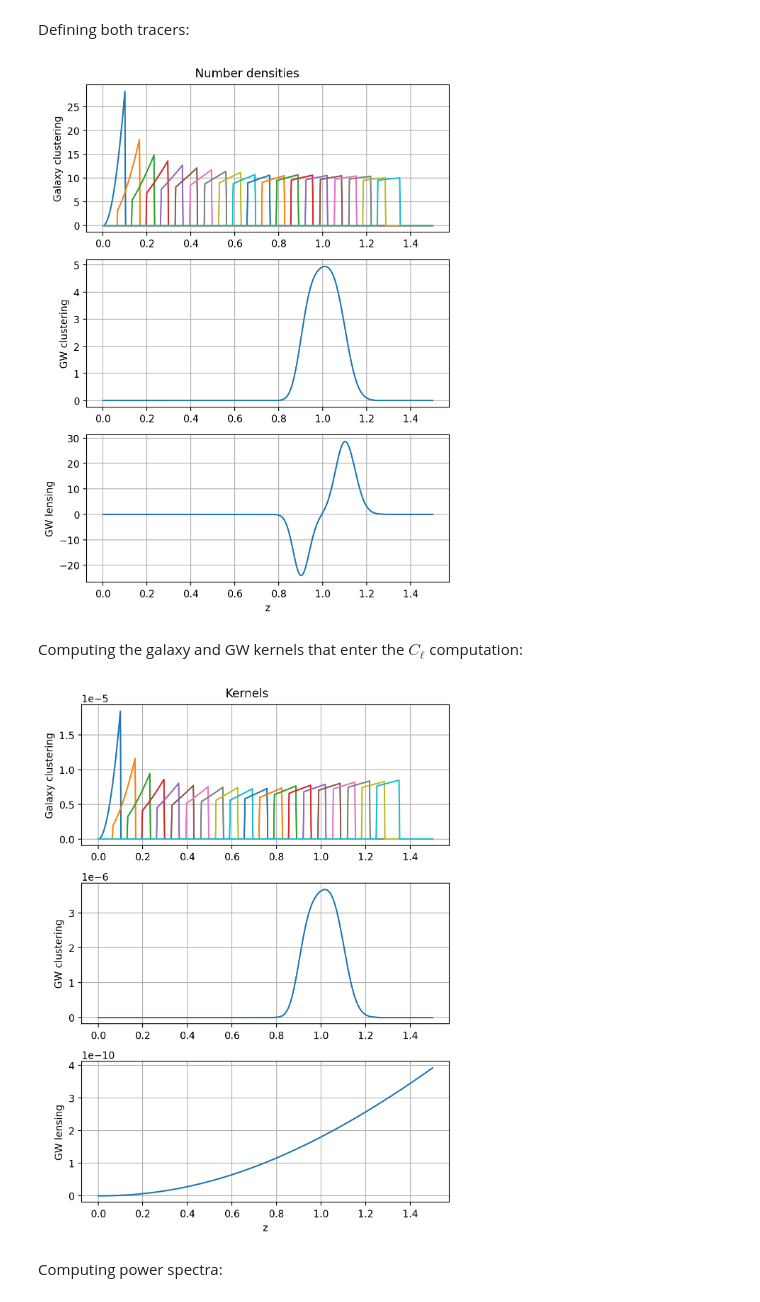
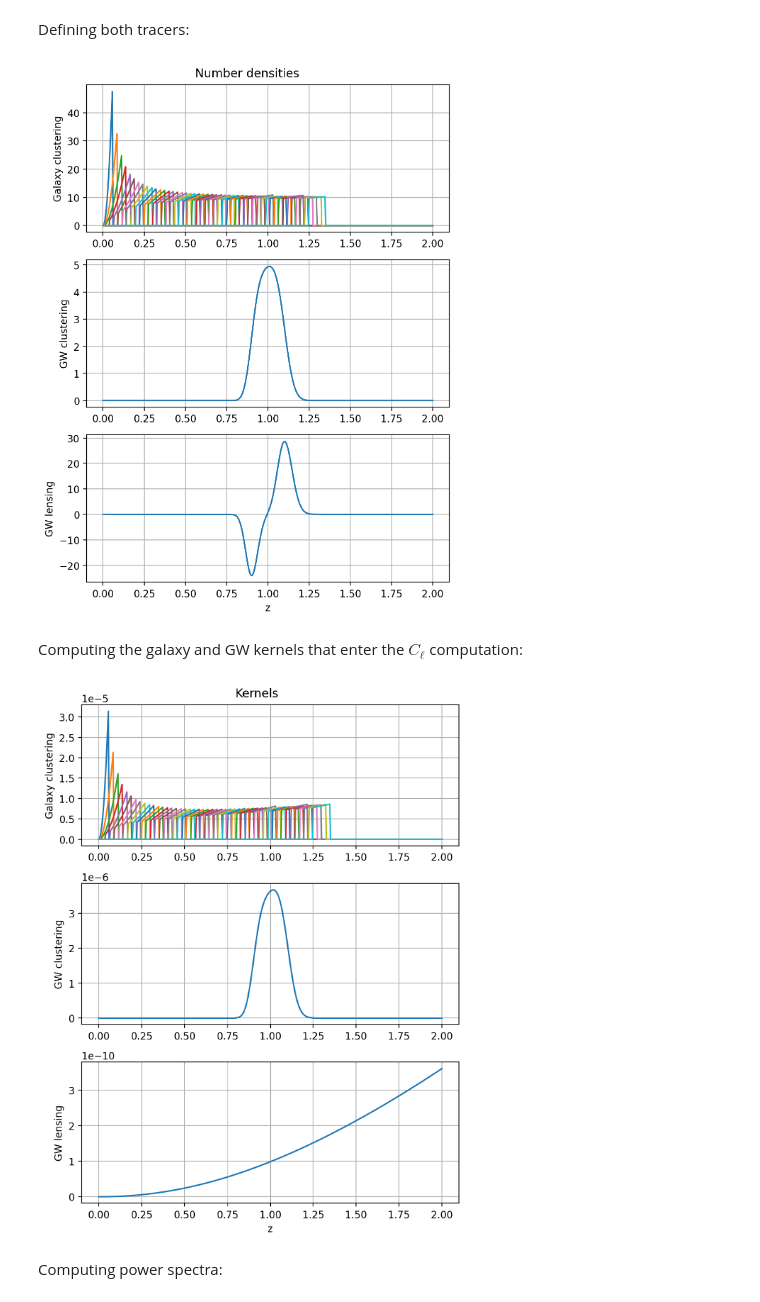
Before and after one commit to binado/cross-correlations-lab, a Jupyter notebook: cross-correlations.ipynb, the cells around one changed output. Saved outputs shown, nothing was run; the diff lists cells and outputs as text; code cells hidden in the pictures.

```diff
--- a/cross-correlations.ipynb
+++ b/cross-correlations.ipynb
@@ -21,7 +23,7 @@ from src.power import Power
 We fix the fiducial cosmology with parameters from Planck 2018. We compute the matter power spectrum with `CAMB`:
 # %%
 zmin = 1e-4
-zmax = 1.5
+zmax = 2.
 npoints = 500
 z = np.linspace(zmin, zmax, npoints)
 k = np.logspace(-4, 0, npoints)
@@ -49,8 +51,8 @@ Defining the redshift bins:
 def galaxy_bin(zg, delta_z):
     return RadialBin(zg - 0.5 * delta_z, zg + 0.5 * delta_z)
 
-nbins = 20
-zg_arr = np.linspace(zmin + 0.05, 1.3, nbins)
+nbins = 50
+zg_arr = np.linspace(0.01, 1.3, nbins)
 g_bins = [galaxy_bin(zg, 0.1) for zg in zg_arr]
 gw_bin = RadialBin(0.9, 1.1)
 # %% [markdown]
@@ -79,13 +81,13 @@ gw_tracer = Tracer(gw_density, gw_kernels, gw_window_functions, gw_bias)
 # %%
 fig, (ax1, ax2, ax3) = plt.subplots(3, 1, figsize=(6, 8))
 for i, zbin in enumerate(g_bins):
-    ng = g_tracer.normalized_density(zbin, z, 'galaxy clustering')
+    ng = g_tracer.normalized_density(zbin, g_window_functions[0], z)
 
 
     ax1.plot(z, ng, label=f'Bin {i + 1}')
 
-ns = gw_tracer.normalized_density(gw_bin, z, 'gw clustering')
-nt = gw_tracer.normalized_density(gw_bin, z, 'gw lensing')
+ns = gw_tracer.normalized_density(zbin, g_window_functions[0], z)
+nt = gw_tracer.normalized_density(zbin, g_window_functions[1], z)
 ax2.plot(z, ns)
 ax3.plot(z, nt)
 
@@ -102,33 +104,33 @@ fig.subplots_adjust(top=0.95)
 fig.suptitle('Number densities')
 plt.show()
 # %% [output]
-[figure, old version]
+[figure, new version]
 # %% [markdown]
 Computing the galaxy and GW kernels that enter the $C_\ell$ computation:
 # %%
 fig, (ax1, ax2, ax3) = plt.subplots(3, 1, figsize=(6, 8))
 for i, zbin in enumerate(g_bins):
-    kernel = g_tracer.compute_kernel_functions(zbin, z, cosmology)
+    kernel = g_tracer.compute_kernel_functions(zbin, cosmology, z)
     ax1.plot(z, kernel[0, :], label=f'Bin {i + 1}')
 
-gw_kernel = gw_tracer.compute_kernel_functions(gw_bin, z, cosmology)
+gw_kernel = gw_tracer.compute_kernel_functions(gw_bin, cosmology, z)
 ax2.plot(z, gw_kernel[0, :])
 ax3.plot(z, gw_kernel[1, :])
 
 ax1.grid()
 ax2.grid()
 ax3.grid()
 ax1.set_ylabel('Galaxy clustering')
 ax2.set_ylabel('GW clustering')
 ax3.set_ylabel('GW lensing')
 #ax1.legend()
 ax3.set_xlabel('z')
 fig.tight_layout()
 fig.subplots_adjust(top=0.95)
 fig.suptitle('Kernels')
 plt.show()
 # %% [output]
-[figure, old version]
+[figure, new version]
 # %% [markdown]
 Computing power spectra:
 # %%
```
Also changed, not shown: parts of 7 cells of this notebook.
